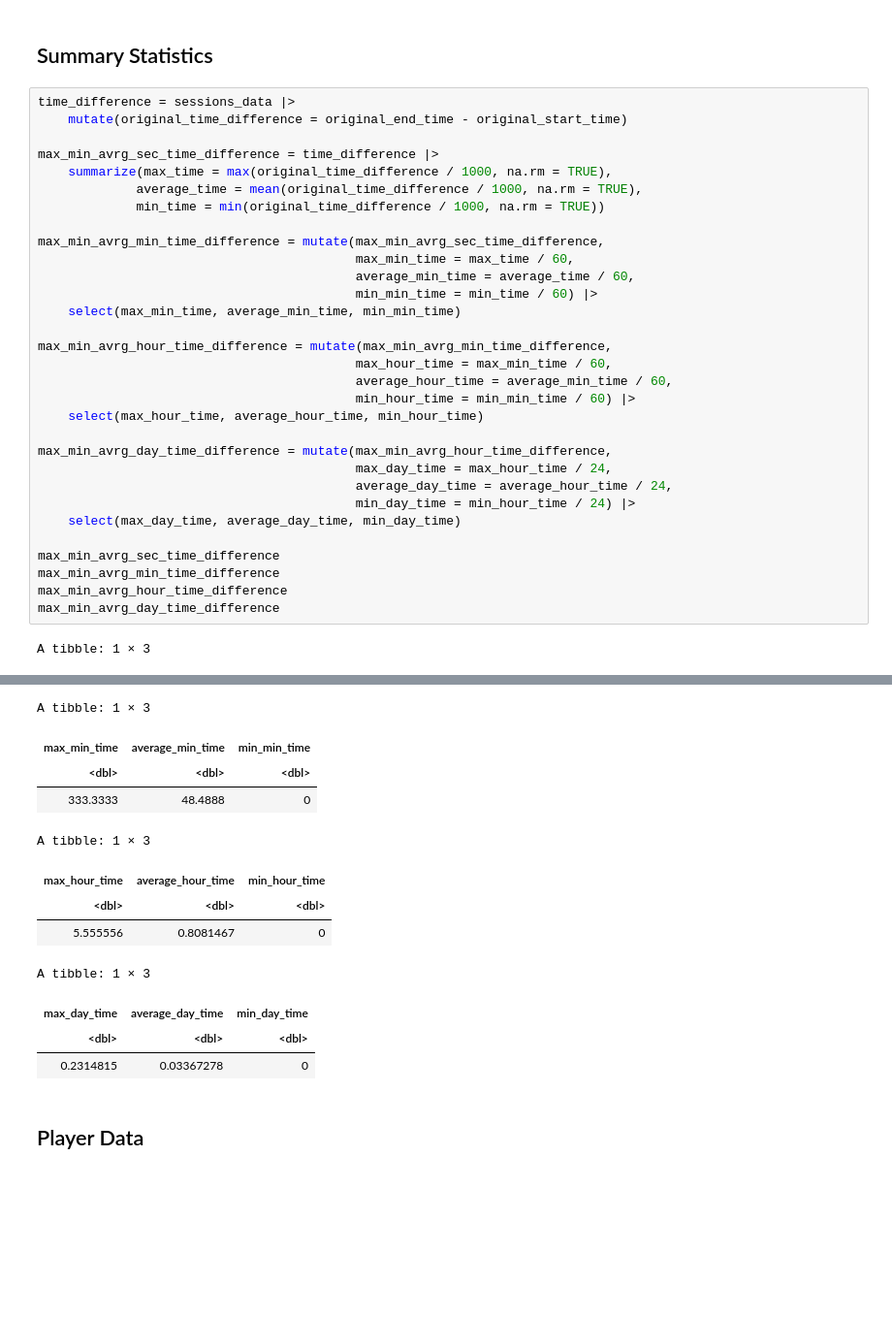
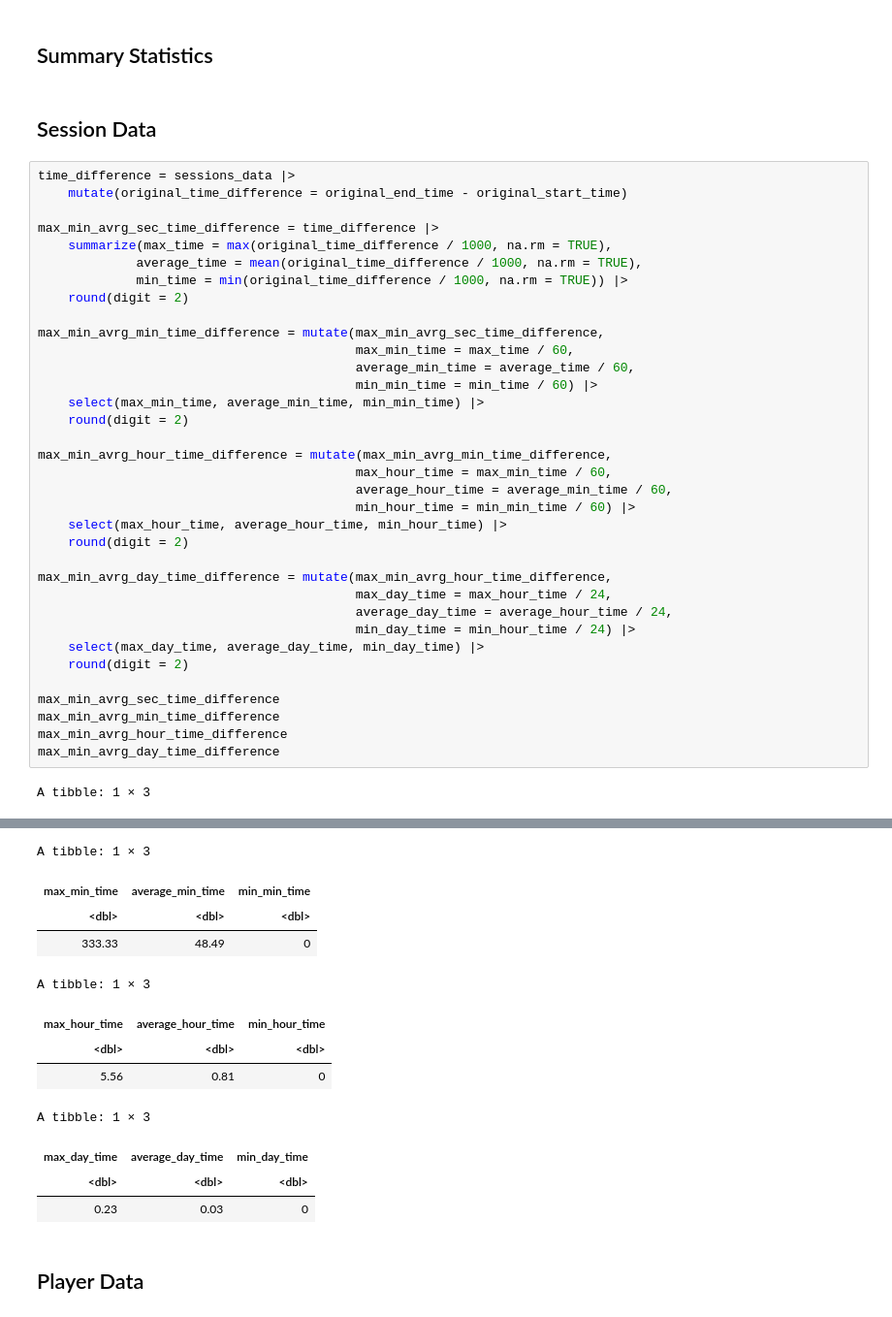
Before and after one commit to noahfunguy5080-sudo/Individual-project, a Jupyter notebook: Indiviual_project.ipynb, the cells around one changed output, grey strips where cells are left out. Shown at 97% size. Saved outputs shown, nothing was run; the diff lists cells and outputs as text; blank space fills up the shorter version.

Commit message:
Table Titles
Added all the titles need for the table and fixed some of the values on the tables

```diff
--- a/Indiviual_project.ipynb
+++ b/Indiviual_project.ipynb
@@ -77,6 +77,8 @@ vairables_for_sessions_data
 [1] 5
 # %% [markdown]
 <h2> Summary Statistics </h2>
+# %% [markdown]
+<h2> Session Data </h2>
 # %%
 time_difference = sessions_data |>
     mutate(original_time_difference = original_end_time - original_start_time)
@@ -84,25 +86,29 @@ time_difference = sessions_data |>
 max_min_avrg_sec_time_difference = time_difference |>
     summarize(max_time = max(original_time_difference / 1000, na.rm = TRUE),
              average_time = mean(original_time_difference / 1000, na.rm = TRUE),
-             min_time = min(original_time_difference / 1000, na.rm = TRUE))
+             min_time = min(original_time_difference / 1000, na.rm = TRUE)) |>
+    round(digit = 2)
 
 max_min_avrg_min_time_difference = mutate(max_min_avrg_sec_time_difference,
                                           max_min_time = max_time / 60,
                                           average_min_time = average_time / 60,
                                           min_min_time = min_time / 60) |>
-    select(max_min_time, average_min_time, min_min_time)
+    select(max_min_time, average_min_time, min_min_time) |>
+    round(digit = 2)
 
 max_min_avrg_hour_time_difference = mutate(max_min_avrg_min_time_difference,
                                           max_hour_time = max_min_time / 60,
                                           average_hour_time = average_min_time / 60,
                                           min_hour_time = min_min_time / 60) |>
-    select(max_hour_time, average_hour_time, min_hour_time)
+    select(max_hour_time, average_hour_time, min_hour_time) |>
+    round(digit = 2)
 
 max_min_avrg_day_time_difference = mutate(max_min_avrg_hour_time_difference,
                                           max_day_time = max_hour_time / 24,
                                           average_day_time = average_hour_time / 24,
                                           min_day_time = min_hour_time / 24) |>
-    select(max_day_time, average_day_time, min_day_time)
+    select(max_day_time, average_day_time, min_day_time) |>
+    round(digit = 2)
 
 max_min_avrg_sec_time_difference
 max_min_avrg_min_time_difference
@@ -116,15 +122,15 @@ A tibble: 1 × 3
 A tibble: 1 × 3
 | max_min_time | average_min_time | min_min_time |
 | <dbl> | <dbl> | <dbl> |
-| 333.3333 | 48.4888 | 0 |
+| 333.33 | 48.49 | 0 |
 A tibble: 1 × 3
 | max_hour_time | average_hour_time | min_hour_time |
 | <dbl> | <dbl> | <dbl> |
-| 5.555556 | 0.8081467 | 0 |
+| 5.56 | 0.81 | 0 |
 A tibble: 1 × 3
 | max_day_time | average_day_time | min_day_time |
 | <dbl> | <dbl> | <dbl> |
-| 0.2314815 | 0.03367278 | 0 |
+| 0.23 | 0.03 | 0 |
 # %% [markdown]
 <h2> Player Data </h2>
 # %%
```
Also changed, not shown: parts of 4 cells of this notebook.
